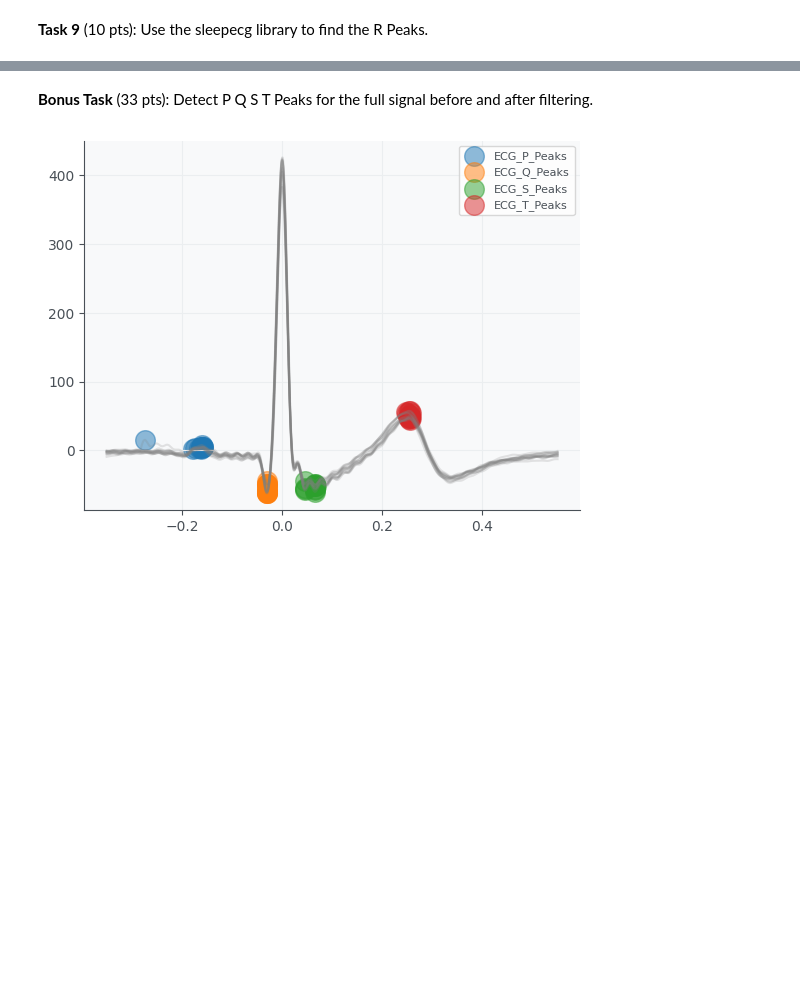
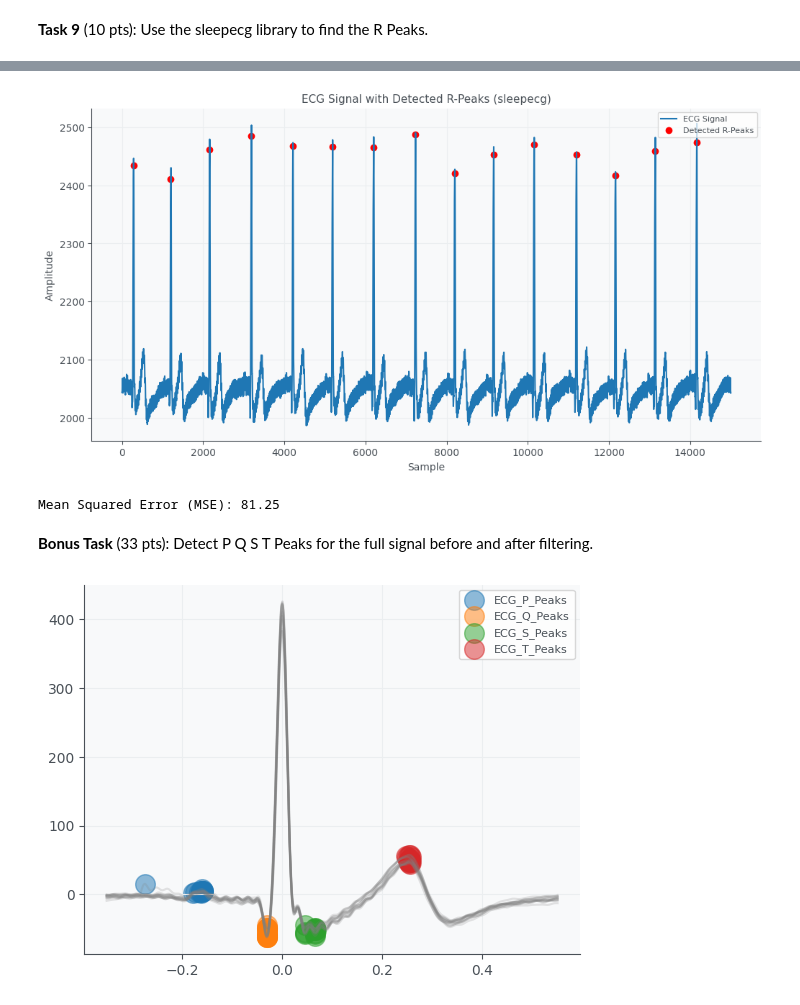
Before and after one commit to agamsaikumar10/cs666student, a Jupyter notebook: CS666_Assignment_1.ipynb, the cells around one changed output, grey strips where cells are left out. Saved outputs shown, nothing was run; the diff lists cells and outputs as text; code cells hidden in the pictures; blank space fills up the shorter version.

```diff
--- a/CS666_Assignment_1.ipynb
+++ b/CS666_Assignment_1.ipynb
@@ -185,3 +176,30 @@ AttributeError: module 'sleepecg' has no attribute 'detect_rpeaks'
+# %%
+r_peaks = sleepecg.detect_heartbeats(signal,SAMPLING_RATE)
+
+# Step 3: Visualization (Optional)
+plt.figure(figsize=(12, 6))
+plt.plot(signal, label='ECG Signal')
+plt.scatter(r_peaks, signal[r_peaks], color='red', label='Detected R-Peaks')
+plt.title('ECG Signal with Detected R-Peaks (sleepecg)')
+plt.xlabel('Sample')
+plt.ylabel('Amplitude')
+plt.legend()
+plt.grid(True)
+plt.show()
+# %% [output]
+[figure, added]
+# %%
+# TODO Do Biosppy and sleepecg give different rpeaks? Please calculate the MSE!
+# Ensure both arrays are of the same length
+min_length = min(len(biosppy_rpeaks), len(sleepecg_rpeaks))
+biosppy_rpeaks = biosppy_rpeaks[:min_length]
+sleepecg_rpeaks = sleepecg_rpeaks[:min_length]
+
+# Calculate Mean Squared Error (MSE)
+mse = np.mean((biosppy_rpeaks - sleepecg_rpeaks)**2)
+print("Mean Squared Error (MSE):", mse)
+# %% [output]
+Mean Squared Error (MSE): 81.25
 # %% [markdown]
 **Bonus Task** (33 pts): Detect P Q S T Peaks for the full signal before and after filtering.
 # %%
```
Also changed, not shown: parts of 17 cells of this notebook.
